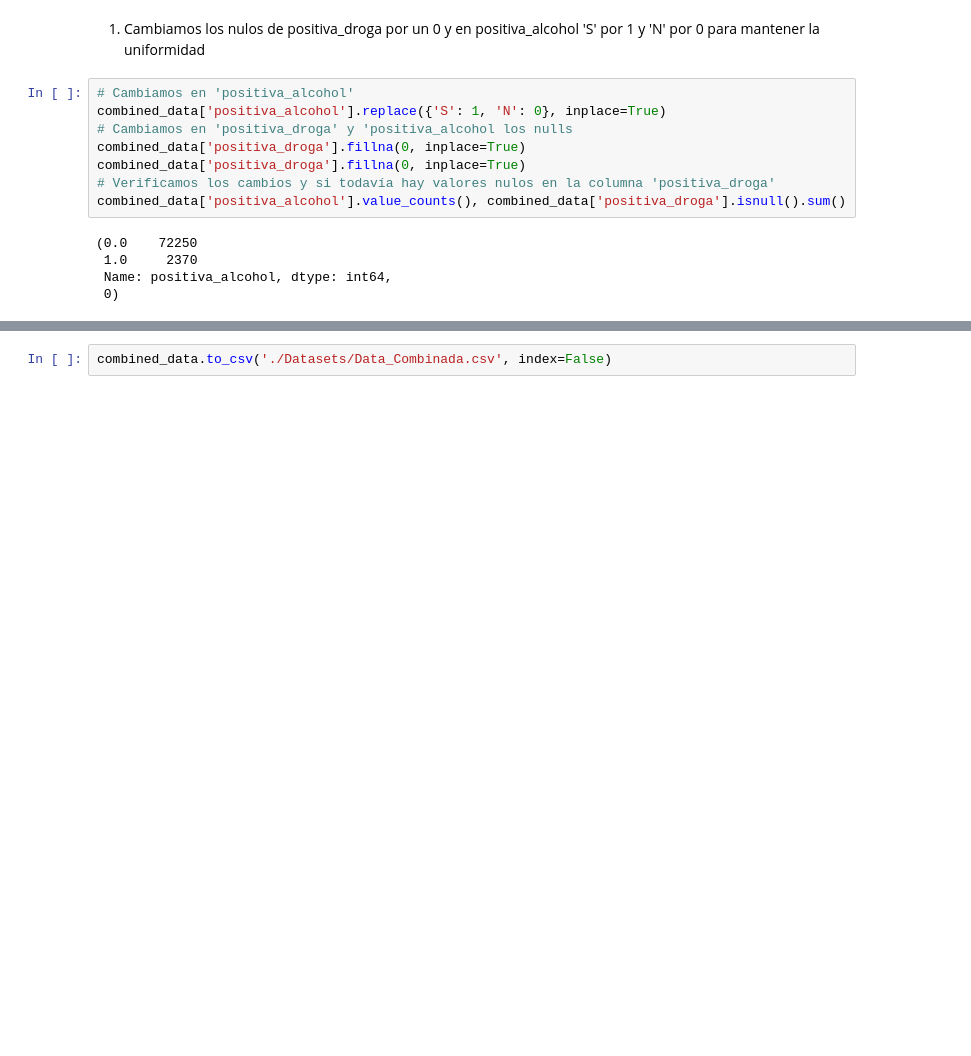
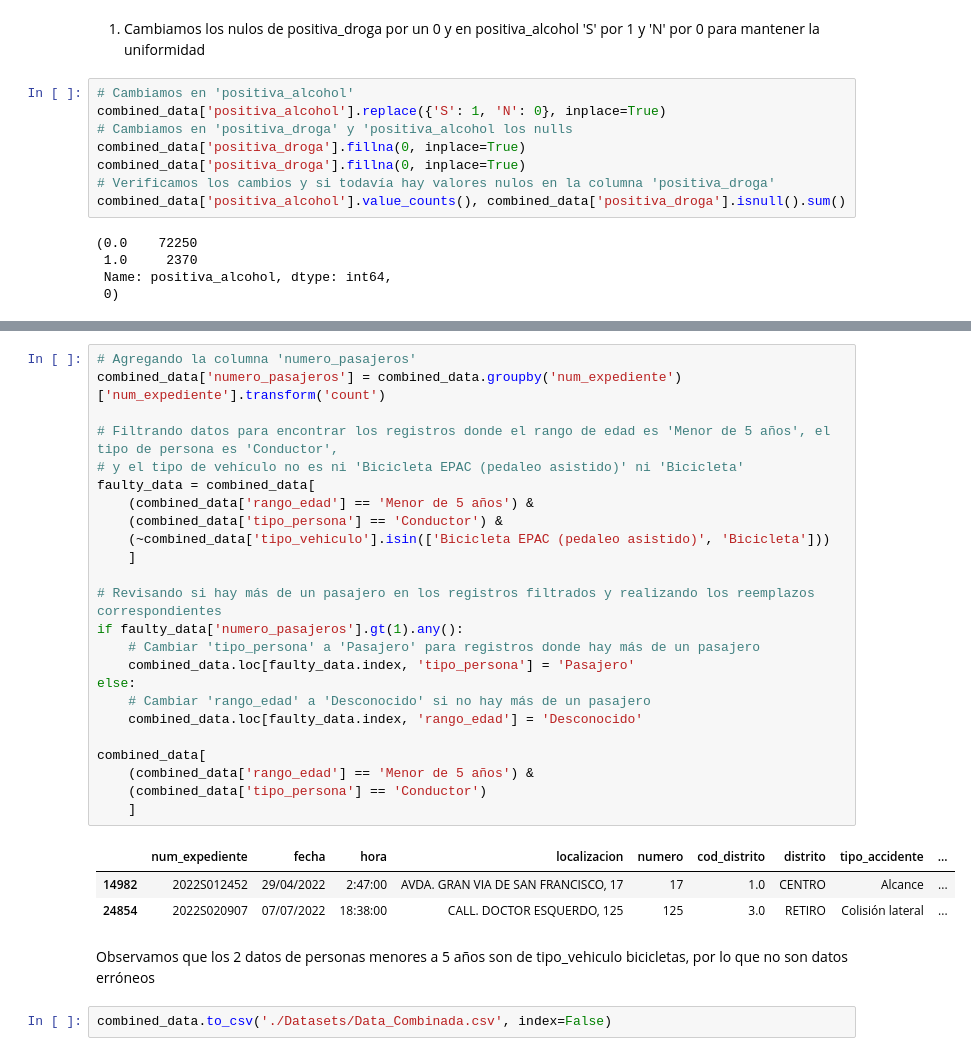
Before and after one commit to lucaramirezo/Traffic-Network-Transparency, a Jupyter notebook: Limpieza_Datos.ipynb, the cells around one changed output, grey strips where cells are left out. Drawn from its saved outputs; the diff is of its cells as text; blank space fills up the shorter version.

```diff
--- a/Limpieza_Datos.ipynb
+++ b/Limpieza_Datos.ipynb
@@ -165,2 +204,32 @@ combined_data['positiva_alcohol'].value_counts(), combined_data['positiva_droga'
+# %%
+# Agregando la columna 'numero_pasajeros'
+combined_data['numero_pasajeros'] = combined_data.groupby('num_expediente')['num_expediente'].transform('count')
+
+# Filtrando datos para encontrar los registros donde el rango de edad es 'Menor de 5 años', el tipo de persona es 'Conductor',
+# y el tipo de vehículo no es ni 'Bicicleta EPAC (pedaleo asistido)' ni 'Bicicleta'
+faulty_data = combined_data[
+    (combined_data['rango_edad'] == 'Menor de 5 años') &
+    (combined_data['tipo_persona'] == 'Conductor') &
+    (~combined_data['tipo_vehiculo'].isin(['Bicicleta EPAC (pedaleo asistido)', 'Bicicleta']))
+    ]
+
+# Revisando si hay más de un pasajero en los registros filtrados y realizando los reemplazos correspondientes
+if faulty_data['numero_pasajeros'].gt(1).any():
+    # Cambiar 'tipo_persona' a 'Pasajero' para registros donde hay más de un pasajero
+    combined_data.loc[faulty_data.index, 'tipo_persona'] = 'Pasajero'
+else:
+    # Cambiar 'rango_edad' a 'Desconocido' si no hay más de un pasajero
+    combined_data.loc[faulty_data.index, 'rango_edad'] = 'Desconocido'
+
+combined_data[
+    (combined_data['rango_edad'] == 'Menor de 5 años') &
+    (combined_data['tipo_persona'] == 'Conductor')
+    ]
+# %% [output]
+|  | num_expediente | fecha | hora | localizacion | numero | cod_distrito | distrito | tipo_accidente | ... |
+| 14982 | 2022S012452 | 29/04/2022 | 2:47:00 | AVDA. GRAN VIA DE SAN FRANCISCO, 17 | 17 | 1.0 | CENTRO | Alcance | ... |
+| 24854 | 2022S020907 | 07/07/2022 | 18:38:00 | CALL. DOCTOR ESQUERDO, 125 | 125 | 3.0 | RETIRO | Colisión lateral | ... |
+# %% [markdown]
+Observamos que los 2 datos de personas menores a 5 años son de tipo_vehiculo bicicletas, por lo que no son datos erróneos
 # %%
 combined_data.to_csv('./Datasets/Data_Combinada.csv', index=False)
```
Also changed, not shown: parts of 6 cells of this notebook, 2 other files.
